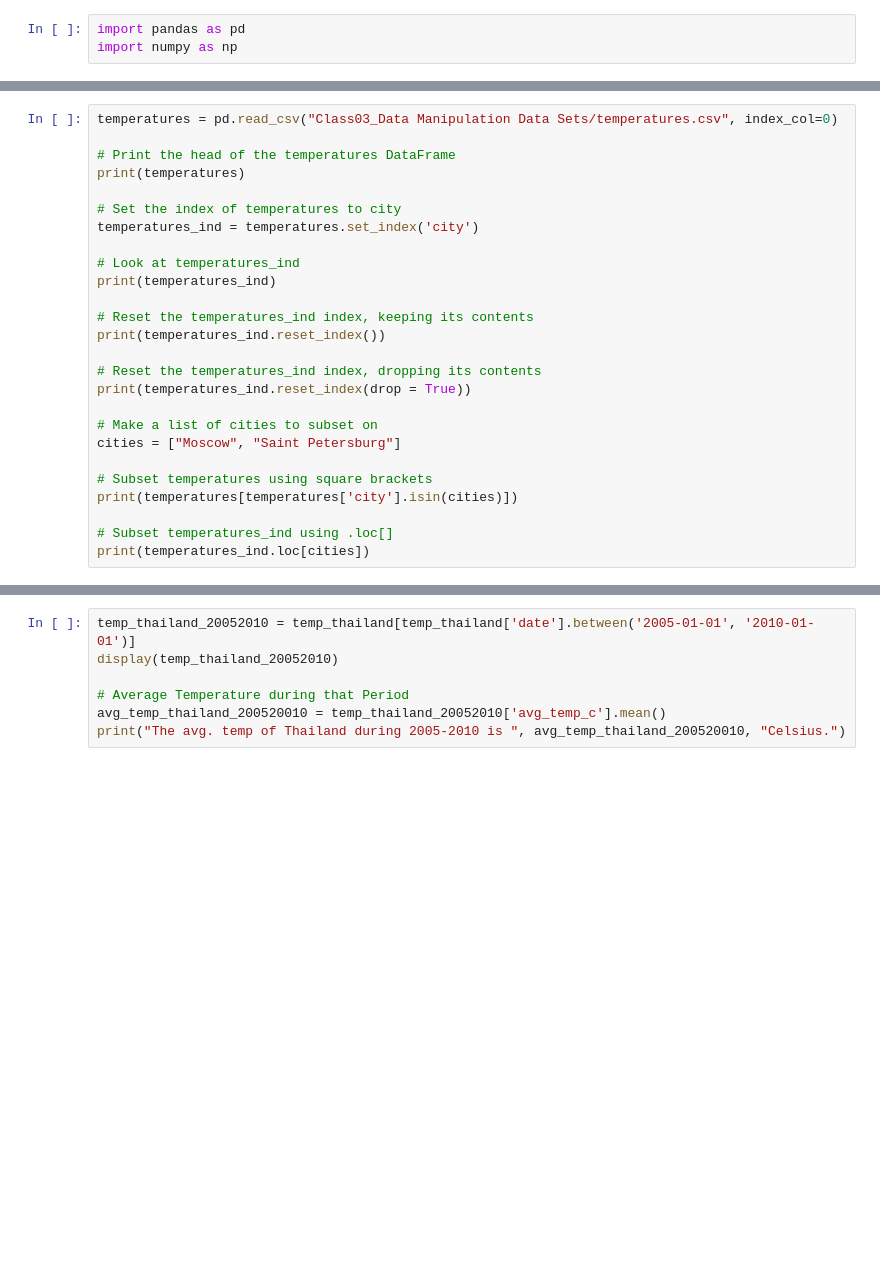
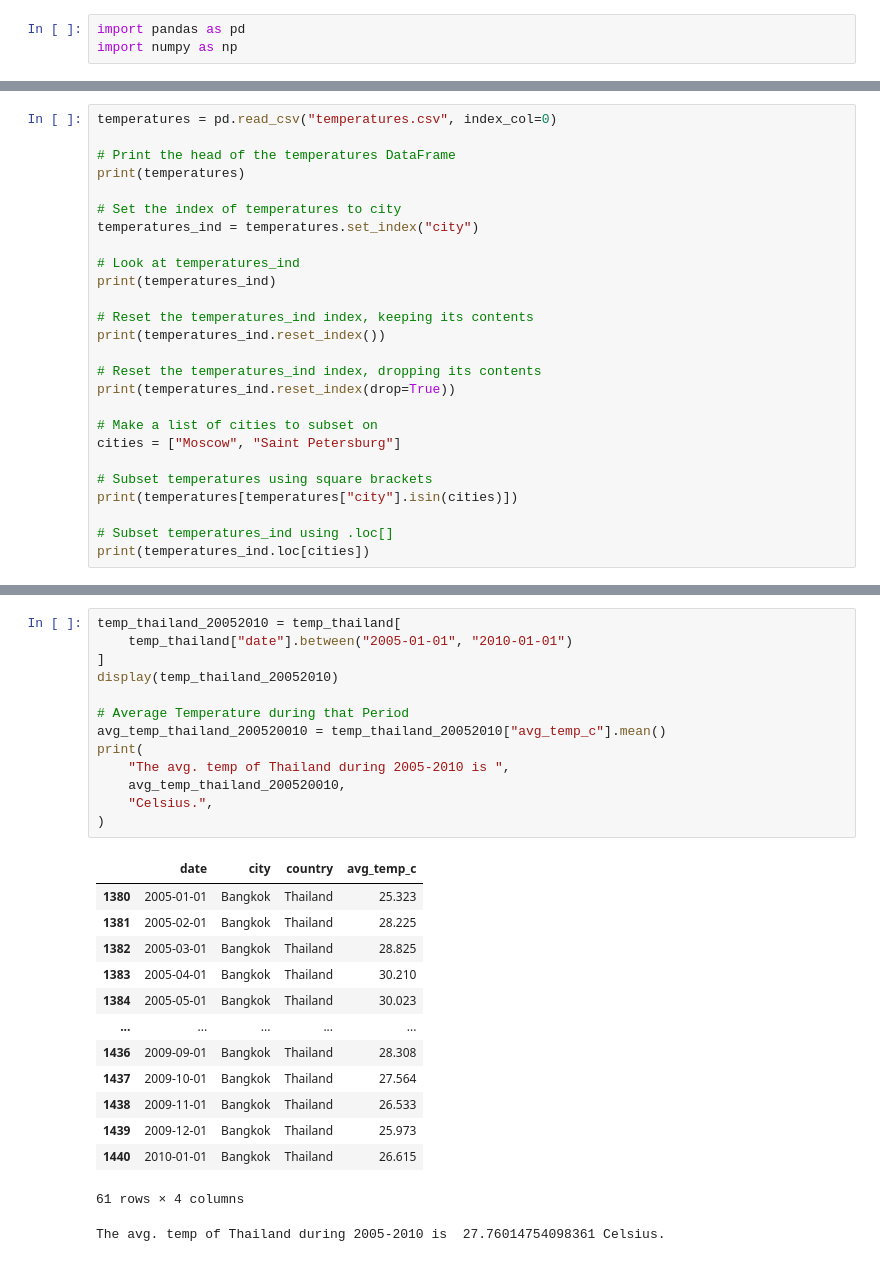
Before and after one commit to Kinosaur/Data-Science-Learning, a Jupyter notebook: Class03_Data Manipulation Data Sets/6540131_KaungKhantLin_C3.ipynb, the cells around one changed output, grey strips where cells are left out. Drawn from its saved outputs; the diff is of its cells as text; blank space fills up the shorter version.

```diff
--- a/Class03_Data Manipulation Data Sets/6540131_KaungKhantLin_C3.ipynb
+++ b/Class03_Data Manipulation Data Sets/6540131_KaungKhantLin_C3.ipynb
@@ -138,11 +371,11 @@ print(unemp_fuel_stats)
 # %%
-temperatures = pd.read_csv("Class03_Data Manipulation Data Sets/temperatures.csv", index_col=0)
+temperatures = pd.read_csv("temperatures.csv", index_col=0)
 
 # Print the head of the temperatures DataFrame
 print(temperatures)
 
 # Set the index of temperatures to city
-temperatures_ind = temperatures.set_index('city')
+temperatures_ind = temperatures.set_index("city")
 
 # Look at temperatures_ind
 print(temperatures_ind)
@@ -151,13 +384,13 @@ print(temperatures_ind)
 print(temperatures_ind.reset_index())
 
 # Reset the temperatures_ind index, dropping its contents
-print(temperatures_ind.reset_index(drop = True))
+print(temperatures_ind.reset_index(drop=True))
 
 # Make a list of cities to subset on
 cities = ["Moscow", "Saint Petersburg"]
 
 # Subset temperatures using square brackets
-print(temperatures[temperatures['city'].isin(cities)])
+print(temperatures[temperatures["city"].isin(cities)])
 
 # Subset temperatures_ind using .loc[]
 print(temperatures_ind.loc[cities])
@@ -270,7 +613,28 @@ temp_thailand
 # %%
-temp_thailand_20052010 = temp_thailand[temp_thailand['date'].between('2005-01-01', '2010-01-01')]
+temp_thailand_20052010 = temp_thailand[
+    temp_thailand["date"].between("2005-01-01", "2010-01-01")
+]
 display(temp_thailand_20052010)
 
 # Average Temperature during that Period
-avg_temp_thailand_200520010 = temp_thailand_20052010['avg_temp_c'].mean()
-print("The avg. temp of Thailand during 2005-2010 is ", avg_temp_thailand_200520010, "Celsius.")
+avg_temp_thailand_200520010 = temp_thailand_20052010["avg_temp_c"].mean()
+print(
+    "The avg. temp of Thailand during 2005-2010 is ",
+    avg_temp_thailand_200520010,
+    "Celsius.",
+)
+# %% [output]
+|  | date | city | country | avg_temp_c |
+| 1380 | 2005-01-01 | Bangkok | Thailand | 25.323 |
+| 1381 | 2005-02-01 | Bangkok | Thailand | 28.225 |
+| 1382 | 2005-03-01 | Bangkok | Thailand | 28.825 |
+| 1383 | 2005-04-01 | Bangkok | Thailand | 30.210 |
+| 1384 | 2005-05-01 | Bangkok | Thailand | 30.023 |
+| ... | ... | ... | ... | ... |
+| 1436 | 2009-09-01 | Bangkok | Thailand | 28.308 |
+| 1437 | 2009-10-01 | Bangkok | Thailand | 27.564 |
+| 1438 | 2009-11-01 | Bangkok | Thailand | 26.533 |
+| 1439 | 2009-12-01 | Bangkok | Thailand | 25.973 |
+| 1440 | 2010-01-01 | Bangkok | Thailand | 26.615 |
+61 rows × 4 columns
+The avg. temp of Thailand during 2005-2010 is  27.76014754098361 Celsius.
```
Also changed, not shown: parts of 53 cells of this notebook, 2 other files.
